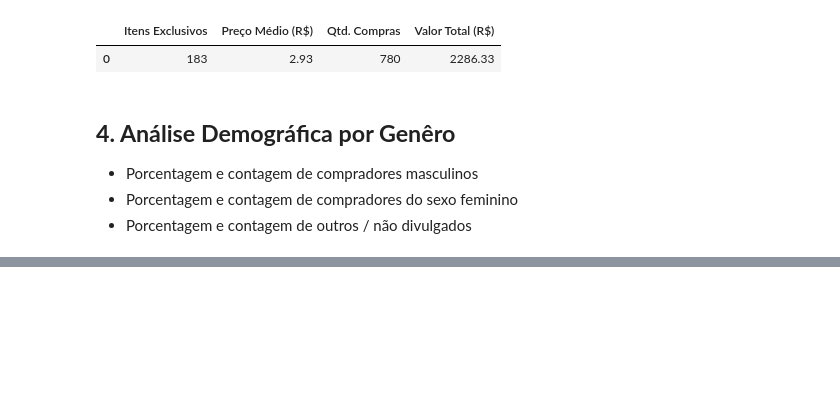
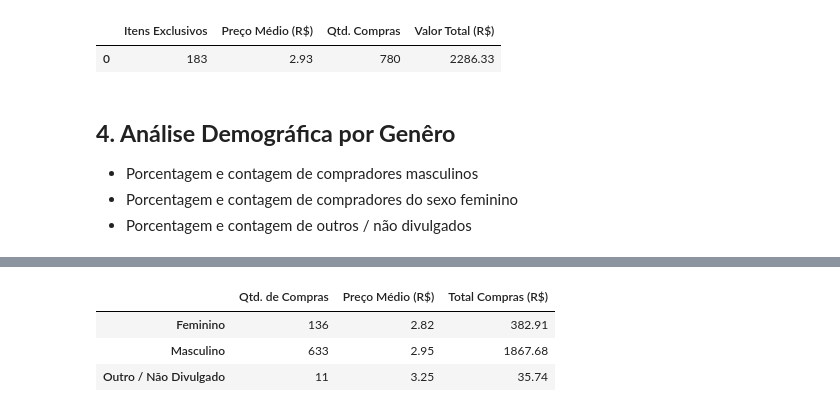
Before and after one commit to ralsouza/python_fundamentos, a Jupyter notebook: src/05_desafio/05_missao05.ipynb, the cells around one changed output, grey strips where cells are left out. Saved outputs shown, nothing was run; the diff lists cells and outputs as text; code cells hidden in the pictures; blank space fills up the shorter version.

```diff
--- a/src/05_desafio/05_missao05.ipynb
+++ b/src/05_desafio/05_missao05.ipynb
@@ -216,0 +248,23 @@ pl.show()
+# %%
+# Número de compras por genêro
+nro_compras_gen = purchase_file['Sexo'].value_counts()
+
+# Preço médio de compra por genêro
+media_compras_gen = round(purchase_file.groupby('Sexo')['Valor'].mean(), 2)
+
+# Total de compras por genêro
+total_compras_gen = purchase_file.groupby('Sexo')['Valor'].sum()
+
+analise_compras = pd.DataFrame(
+    {'Qtd. de Compras':nro_compras_gen,
+     'Preço Médio (R$)':media_compras_gen,
+     'Total Compras (R$)':total_compras_gen}
+)
+# %%
+# Impressão da tabela
+analise_compras
+# %% [output]
+|  | Qtd. de Compras | Preço Médio (R$) | Total Compras (R$) |
+| Feminino | 136 | 2.82 | 382.91 |
+| Masculino | 633 | 2.95 | 1867.68 |
+| Outro / Não Divulgado | 11 | 3.25 | 35.74 |
```
Also changed, not shown: parts of 21 cells of this notebook.
